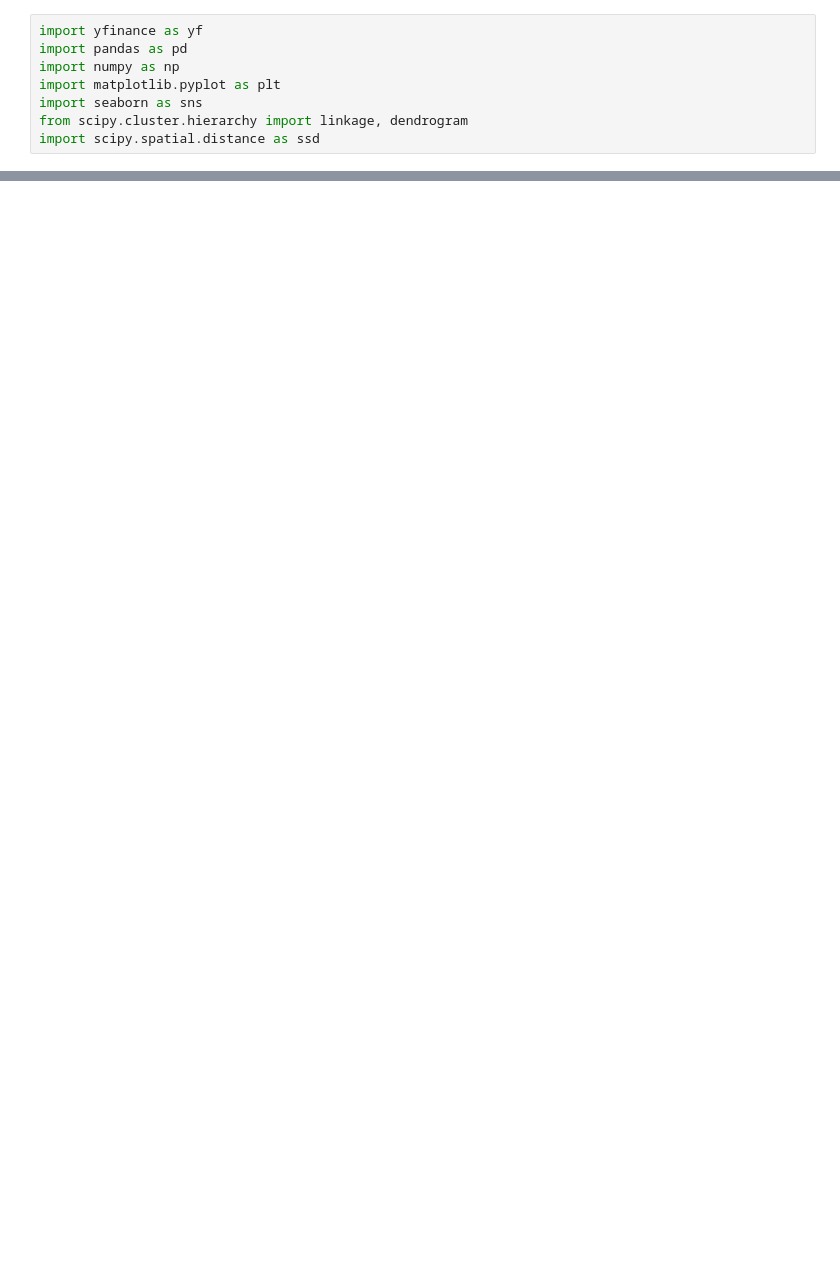
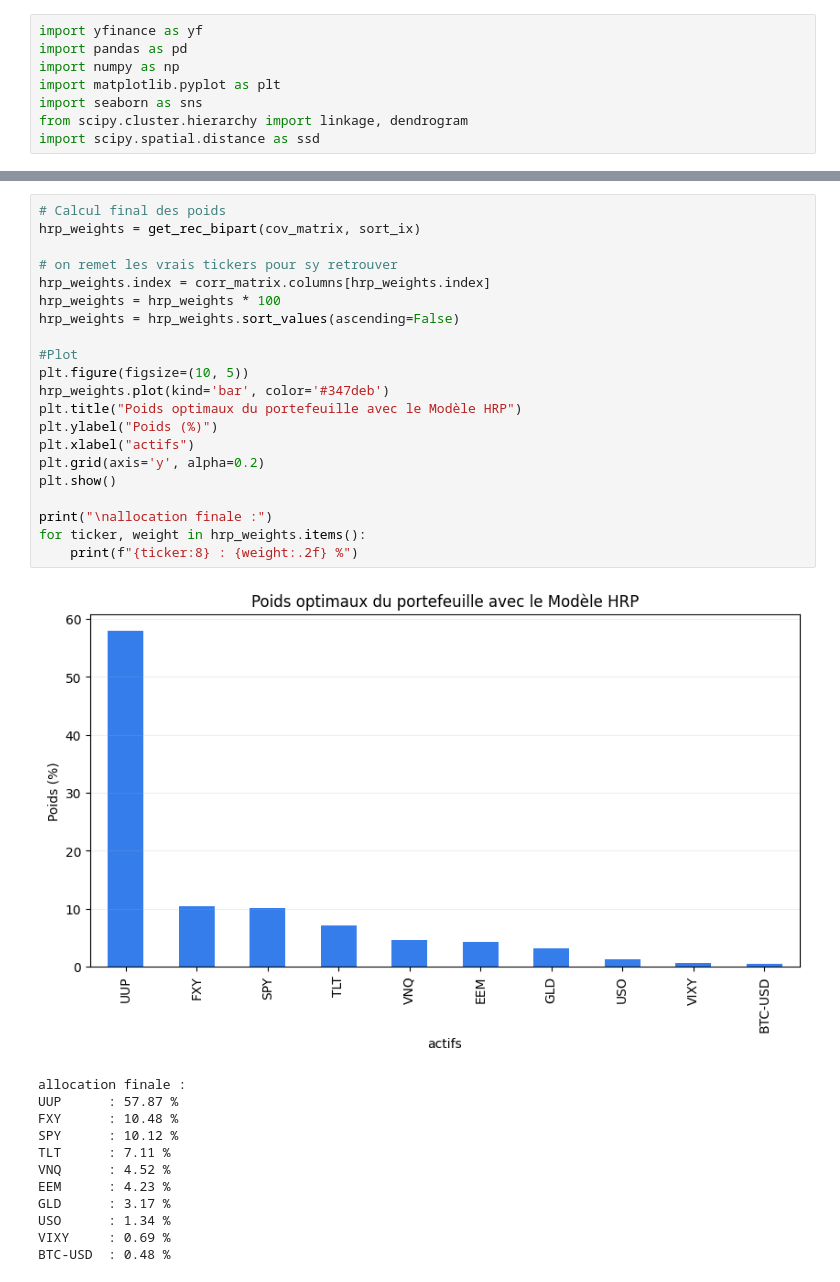
Before and after one commit to mehdi-belhamiti/Hierarchical-Risk-Parity-Portfolio-Optimization, a Jupyter notebook: Hierarchical_Risk_Parity_Python_Code.ipynb, the cells around one changed output, grey strips where cells are left out. Cells and saved outputs as stored; diff of their text form; blank space fills up the shorter version.

```diff
--- a/Hierarchical_Risk_Parity_Python_Code.ipynb
+++ b/Hierarchical_Risk_Parity_Python_Code.ipynb
@@ -59,0 +108,34 @@ plt.show()
+# %%
+# Calcul final des poids
+hrp_weights = get_rec_bipart(cov_matrix, sort_ix)
+
+# on remet les vrais tickers pour sy retrouver
+hrp_weights.index = corr_matrix.columns[hrp_weights.index]
+hrp_weights = hrp_weights * 100
+hrp_weights = hrp_weights.sort_values(ascending=False)
+
+#Plot
+plt.figure(figsize=(10, 5))
+hrp_weights.plot(kind='bar', color='#347deb')
+plt.title("Poids optimaux du portefeuille avec le Modèle HRP")
+plt.ylabel("Poids (%)")
+plt.xlabel("actifs")
+plt.grid(axis='y', alpha=0.2)
+plt.show()
+
+print("\nallocation finale :")
+for ticker, weight in hrp_weights.items():
+    print(f"{ticker:8} : {weight:.2f} %")
+# %% [output]
+[figure, added]
+allocation finale :
+UUP      : 57.87 %
+FXY      : 10.48 %
+SPY      : 10.12 %
+TLT      : 7.11 %
+VNQ      : 4.52 %
+EEM      : 4.23 %
+GLD      : 3.17 %
+USO      : 1.34 %
+VIXY     : 0.69 %
+BTC-USD  : 0.48 %
```
Also changed, not shown: parts of 3 cells of this notebook.
